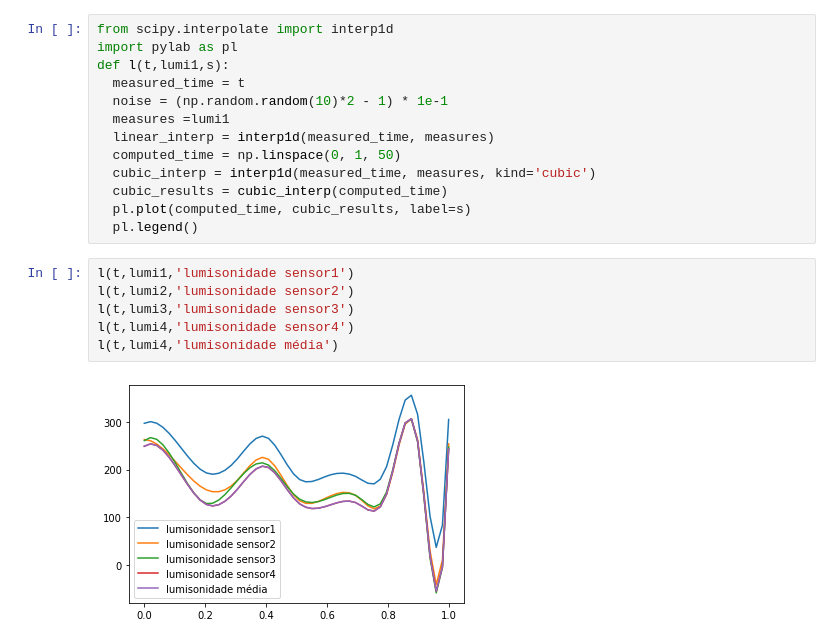
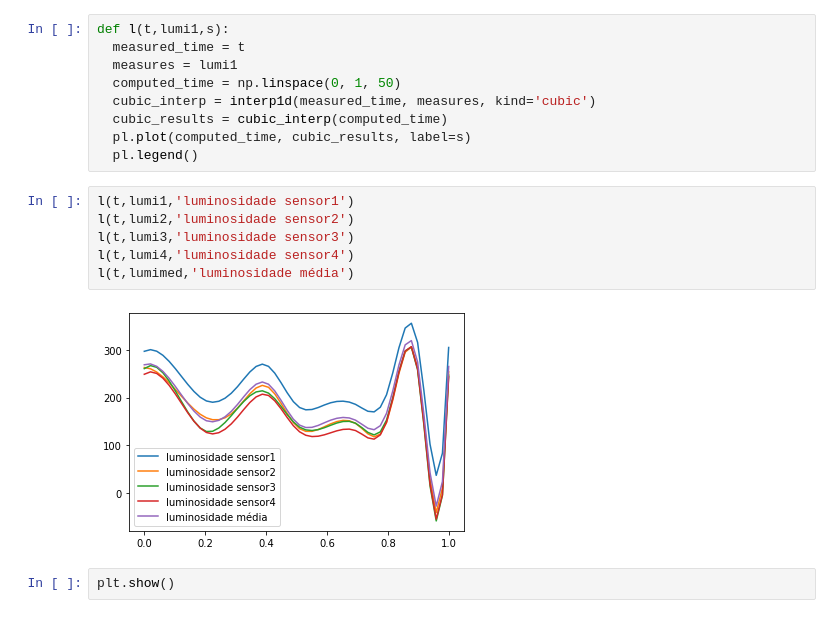
Before and after one commit to valmyr/Colaratory, a Jupyter notebook: plotdedados_luminosidade.ipynb, the cells around one changed output. Drawn from its saved outputs; the diff is of its cells as text.

```diff
--- a/plotdedados_luminosidade.ipynb
+++ b/plotdedados_luminosidade.ipynb
@@ -23,21 +23,19 @@ t = np.arange(0,3.6,0.1)
 # %%
-from scipy.interpolate import interp1d
-import pylab as pl
 def l(t,lumi1,s):
   measured_time = t
-  noise = (np.random.random(10)*2 - 1) * 1e-1
-  measures =lumi1
-  linear_interp = interp1d(measured_time, measures)
+  measures = lumi1
   computed_time = np.linspace(0, 1, 50)
   cubic_interp = interp1d(measured_time, measures, kind='cubic')
   cubic_results = cubic_interp(computed_time)
   pl.plot(computed_time, cubic_results, label=s)
   pl.legend()
 # %%
-l(t,lumi1,'lumisonidade sensor1')
-l(t,lumi2,'lumisonidade sensor2')
-l(t,lumi3,'lumisonidade sensor3')
-l(t,lumi4,'lumisonidade sensor4')
-l(t,lumi4,'lumisonidade média')
+l(t,lumi1,'luminosidade sensor1')
+l(t,lumi2,'luminosidade sensor2')
+l(t,lumi3,'luminosidade sensor3')
+l(t,lumi4,'luminosidade sensor4')
+l(t,lumimed,'luminosidade média')
 # %% [output]
-[figure, old version]
+[figure, new version]
+# %%
+plt.show()
```
Also changed, not shown: parts of 2 cells of this notebook.
